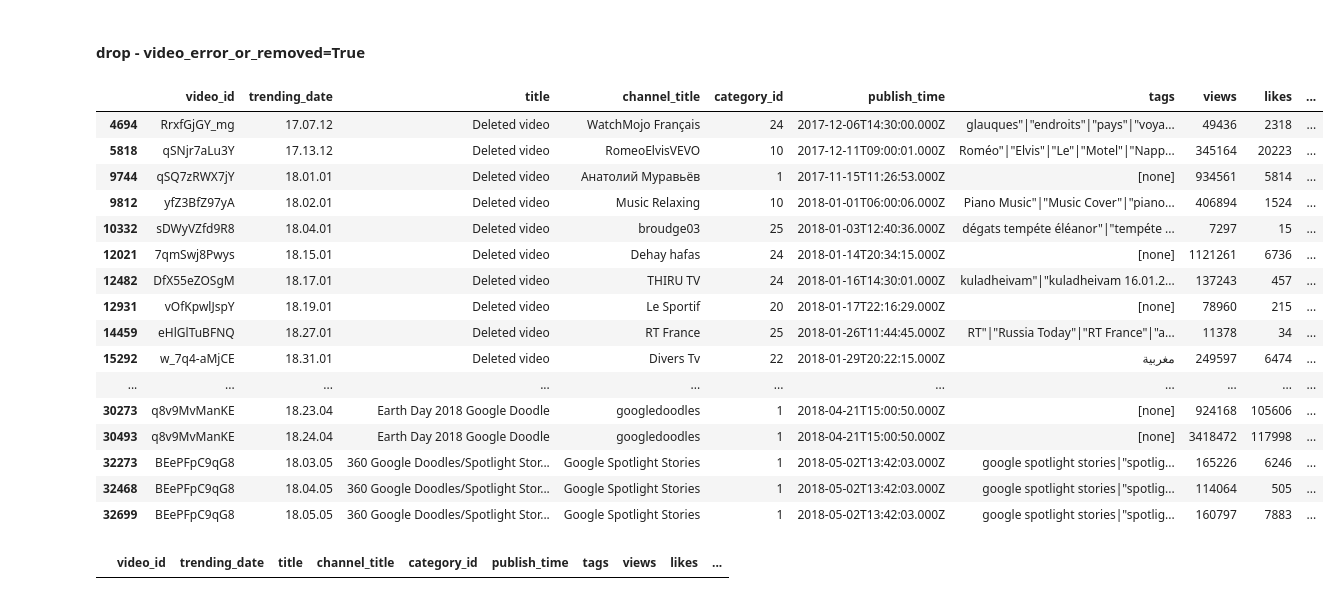
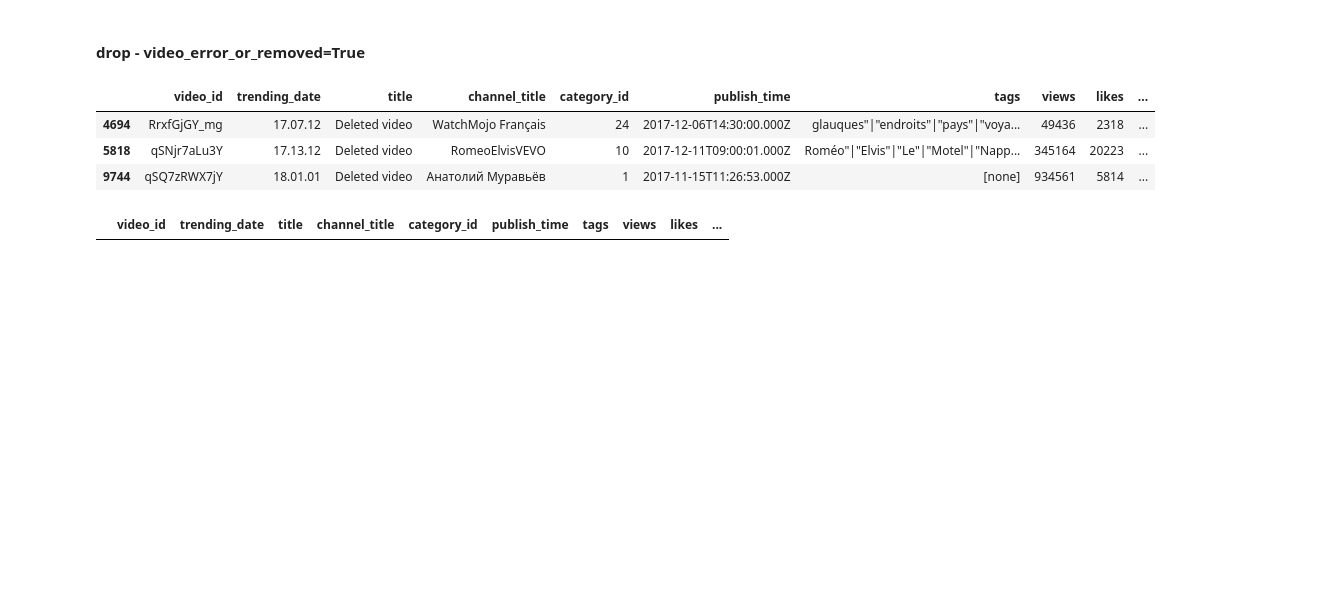
Before and after one commit to SonHyeSeon/DBP_Trinity, a Jupyter notebook: refinement.ipynb, the cells around one changed output. Cells and saved outputs as stored; diff of their text form; code cells hidden in the pictures; blank space fills up the shorter version.

```diff
--- a/refinement.ipynb
+++ b/refinement.ipynb
@@ -79,25 +51,12 @@ videos[videos['ratings_disabled'] == True]
 #### drop - video_error_or_removed=True
 # %%
 drop = videos[videos['video_error_or_removed'] == True]
-drop
+drop.head(3)
 # %% [output]
 |  | video_id | trending_date | title | channel_title | category_id | publish_time | tags | views | likes | ... |
 | 4694 | RrxfGjGY_mg | 17.07.12 | Deleted video | WatchMojo Français | 24 | 2017-12-06T14:30:00.000Z | glauques"|"endroits"|"pays"|"voya... | 49436 | 2318 | ... |
 | 5818 | qSNjr7aLu3Y | 17.13.12 | Deleted video | RomeoElvisVEVO | 10 | 2017-12-11T09:00:01.000Z | Roméo"|"Elvis"|"Le"|"Motel"|"Napp... | 345164 | 20223 | ... |
 | 9744 | qSQ7zRWX7jY | 18.01.01 | Deleted video | Анатолий Муравьёв | 1 | 2017-11-15T11:26:53.000Z | [none] | 934561 | 5814 | ... |
-| 9812 | yfZ3BfZ97yA | 18.02.01 | Deleted video | Music Relaxing | 10 | 2018-01-01T06:00:06.000Z | Piano Music"|"Music Cover"|"piano... | 406894 | 1524 | ... |
-| 10332 | sDWyVZfd9R8 | 18.04.01 | Deleted video | broudge03 | 25 | 2018-01-03T12:40:36.000Z | dégats tempéte éléanor"|"tempéte ... | 7297 | 15 | ... |
-| 12021 | 7qmSwj8Pwys | 18.15.01 | Deleted video | Dehay hafas | 24 | 2018-01-14T20:34:15.000Z | [none] | 1121261 | 6736 | ... |
-| 12482 | DfX55eZOSgM | 18.17.01 | Deleted video | THIRU TV | 24 | 2018-01-16T14:30:01.000Z | kuladheivam"|"kuladheivam 16.01.2... | 137243 | 457 | ... |
-| 12931 | vOfKpwlJspY | 18.19.01 | Deleted video | Le Sportif | 20 | 2018-01-17T22:16:29.000Z | [none] | 78960 | 215 | ... |
-| 14459 | eHlGlTuBFNQ | 18.27.01 | Deleted video | RT France | 25 | 2018-01-26T11:44:45.000Z | RT"|"Russia Today"|"RT France"|"a... | 11378 | 34 | ... |
-| 15292 | w_7q4-aMjCE | 18.31.01 | Deleted video | Divers Tv | 22 | 2018-01-29T20:22:15.000Z | مغربية | 249597 | 6474 | ... |
-| ... | ... | ... | ... | ... | ... | ... | ... | ... | ... | ... |
-| 30273 | q8v9MvManKE | 18.23.04 | Earth Day 2018 Google Doodle | googledoodles | 1 | 2018-04-21T15:00:50.000Z | [none] | 924168 | 105606 | ... |
-| 30493 | q8v9MvManKE | 18.24.04 | Earth Day 2018 Google Doodle | googledoodles | 1 | 2018-04-21T15:00:50.000Z | [none] | 3418472 | 117998 | ... |
-| 32273 | BEePFpC9qG8 | 18.03.05 | 360 Google Doodles/Spotlight Stor... | Google Spotlight Stories | 1 | 2018-05-02T13:42:03.000Z | google spotlight stories|"spotlig... | 165226 | 6246 | ... |
-| 32468 | BEePFpC9qG8 | 18.04.05 | 360 Google Doodles/Spotlight Stor... | Google Spotlight Stories | 1 | 2018-05-02T13:42:03.000Z | google spotlight stories|"spotlig... | 114064 | 505 | ... |
-| 32699 | BEePFpC9qG8 | 18.05.05 | 360 Google Doodles/Spotlight Stor... | Google Spotlight Stories | 1 | 2018-05-02T13:42:03.000Z | google spotlight stories|"spotlig... | 160797 | 7883 | ... |
 # %%
 videos.drop(drop.index, inplace=True)
 # %%
```
Also changed, not shown: parts of 10 cells of this notebook.
